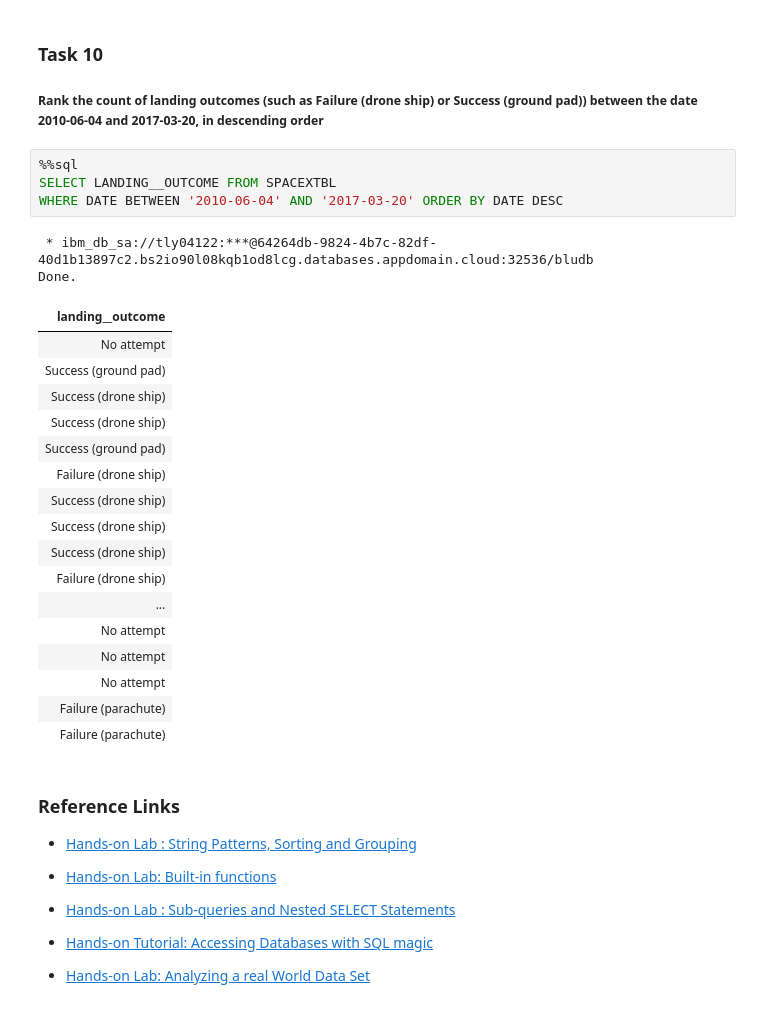
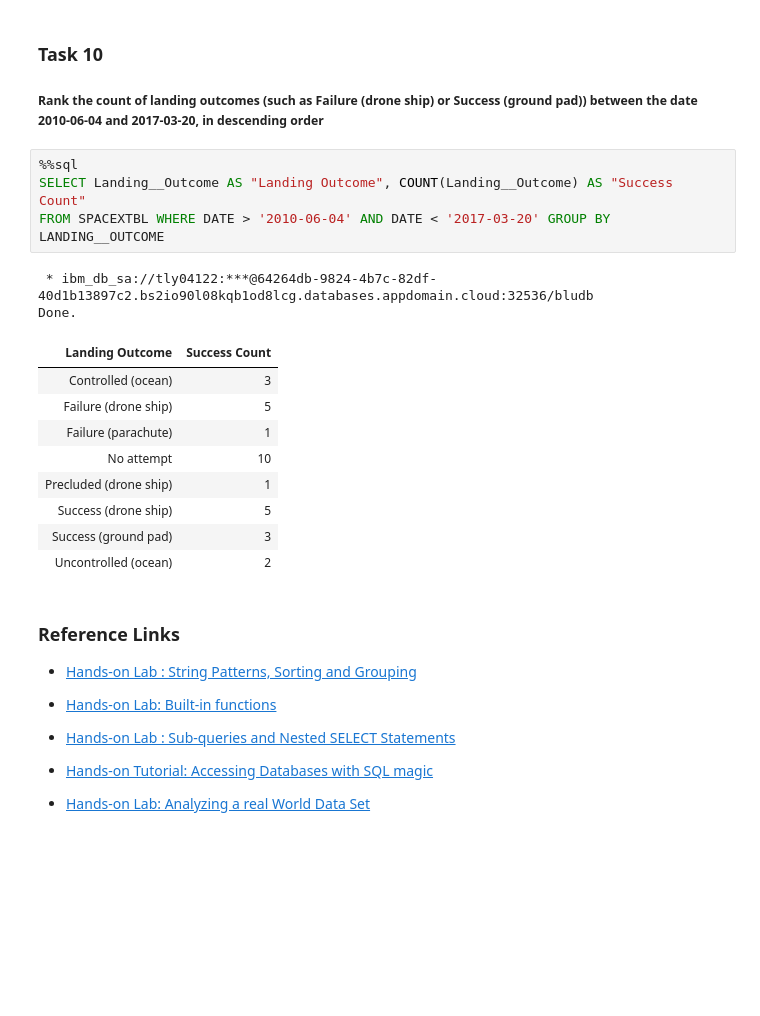
Before and after one commit to xefri/Applied-Data-Science-Capstone, a Jupyter notebook: EDA SQL.ipynb, the cells around one changed output. Saved outputs shown, nothing was run; the diff lists cells and outputs as text; blank space fills up the shorter version.

```diff
--- a/EDA SQL.ipynb
+++ b/EDA SQL.ipynb
@@ -286,28 +286,20 @@ Done.
 ##### Rank the count of landing outcomes (such as Failure (drone ship) or Success (ground pad)) between the date 2010-06-04 and 2017-03-20, in descending order
 # %%
 %%sql
-SELECT LANDING__OUTCOME FROM SPACEXTBL
-WHERE DATE BETWEEN '2010-06-04' AND '2017-03-20' ORDER BY DATE DESC
+SELECT Landing__Outcome AS "Landing Outcome", COUNT(Landing__Outcome) AS "Success Count"
+FROM SPACEXTBL WHERE DATE > '2010-06-04' AND DATE < '2017-03-20' GROUP BY LANDING__OUTCOME
 # %% [output]
  * ibm_db_sa://tly04122:***@64264db-9824-4b7c-82df-40d1b13897c2.bs2io90l08kqb1od8lcg.databases.appdomain.cloud:32536/bludb
 Done.
-| landing__outcome |
-| No attempt |
-| Success (ground pad) |
-| Success (drone ship) |
-| Success (drone ship) |
-| Success (ground pad) |
-| Failure (drone ship) |
-| Success (drone ship) |
-| Success (drone ship) |
-| Success (drone ship) |
-| Failure (drone ship) |
-| ... |
-| No attempt |
-| No attempt |
-| No attempt |
-| Failure (parachute) |
-| Failure (parachute) |
+| Landing Outcome | Success Count |
+| Controlled (ocean) | 3 |
+| Failure (drone ship) | 5 |
+| Failure (parachute) | 1 |
+| No attempt | 10 |
+| Precluded (drone ship) | 1 |
+| Success (drone ship) | 5 |
+| Success (ground pad) | 3 |
+| Uncontrolled (ocean) | 2 |
 # %% [markdown]
 ### Reference Links
 
```
Also changed, not shown: parts of 2 cells of this notebook.
